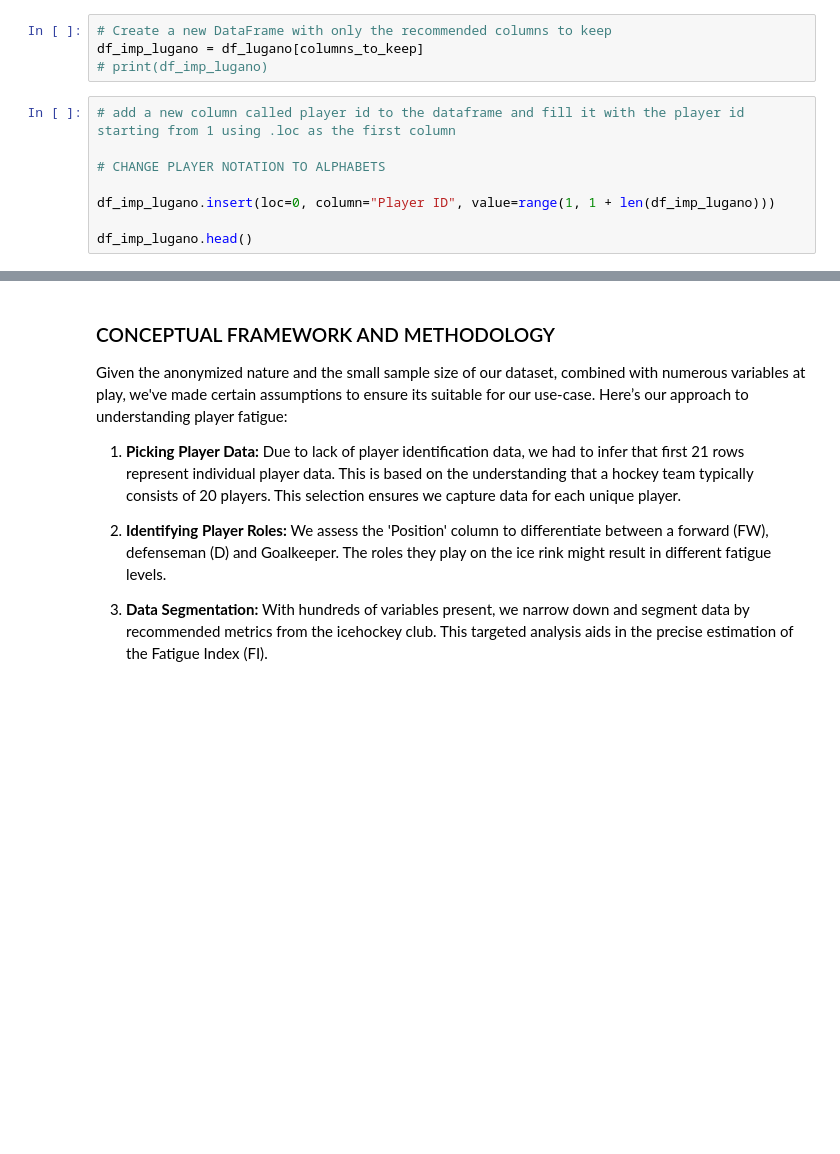
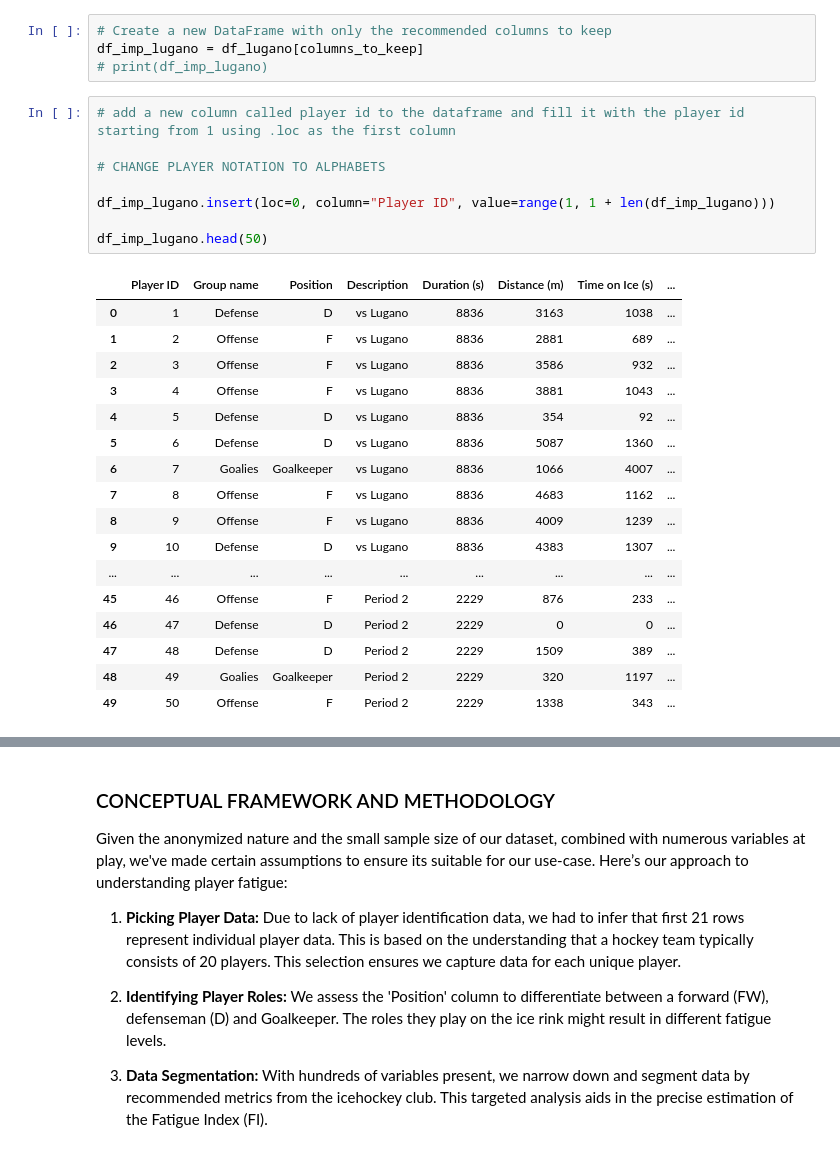
Before and after one commit to SamuelDevdas/Ice-Hockey-Players-Physical-Fatigue-Analysis, a Jupyter notebook: new.ipynb, the cells around one changed output, grey strips where cells are left out. Saved outputs shown, nothing was run; the diff lists cells and outputs as text; blank space fills up the shorter version.

```diff
--- a/new.ipynb
+++ b/new.ipynb
@@ -50,11 +60,29 @@ df_imp_lugano = df_lugano[columns_to_keep]
 # %%
 # add a new column called player id to the dataframe and fill it with the player id starting from 1 using .loc as the first column
 
 # CHANGE PLAYER NOTATION TO ALPHABETS
 
 df_imp_lugano.insert(loc=0, column="Player ID", value=range(1, 1 + len(df_imp_lugano)))
 
-df_imp_lugano.head()
+df_imp_lugano.head(50)
+# %% [output]
+|  | Player ID | Group name | Position | Description | Duration (s) | Distance (m) | Time on Ice (s) | ... |
+| 0 | 1 | Defense | D | vs Lugano | 8836 | 3163 | 1038 | ... |
+| 1 | 2 | Offense | F | vs Lugano | 8836 | 2881 | 689 | ... |
+| 2 | 3 | Offense | F | vs Lugano | 8836 | 3586 | 932 | ... |
+| 3 | 4 | Offense | F | vs Lugano | 8836 | 3881 | 1043 | ... |
+| 4 | 5 | Defense | D | vs Lugano | 8836 | 354 | 92 | ... |
+| 5 | 6 | Defense | D | vs Lugano | 8836 | 5087 | 1360 | ... |
+| 6 | 7 | Goalies | Goalkeeper | vs Lugano | 8836 | 1066 | 4007 | ... |
+| 7 | 8 | Offense | F | vs Lugano | 8836 | 4683 | 1162 | ... |
+| 8 | 9 | Offense | F | vs Lugano | 8836 | 4009 | 1239 | ... |
+| 9 | 10 | Defense | D | vs Lugano | 8836 | 4383 | 1307 | ... |
+| ... | ... | ... | ... | ... | ... | ... | ... | ... |
+| 45 | 46 | Offense | F | Period 2 | 2229 | 876 | 233 | ... |
+| 46 | 47 | Defense | D | Period 2 | 2229 | 0 | 0 | ... |
+| 47 | 48 | Defense | D | Period 2 | 2229 | 1509 | 389 | ... |
+| 48 | 49 | Goalies | Goalkeeper | Period 2 | 2229 | 320 | 1197 | ... |
+| 49 | 50 | Offense | F | Period 2 | 2229 | 1338 | 343 | ... |
 # %%
 # Check the data types of the columns
 df_imp_lugano.dtypes
```
Also changed, not shown: parts of 25 cells of this notebook.
